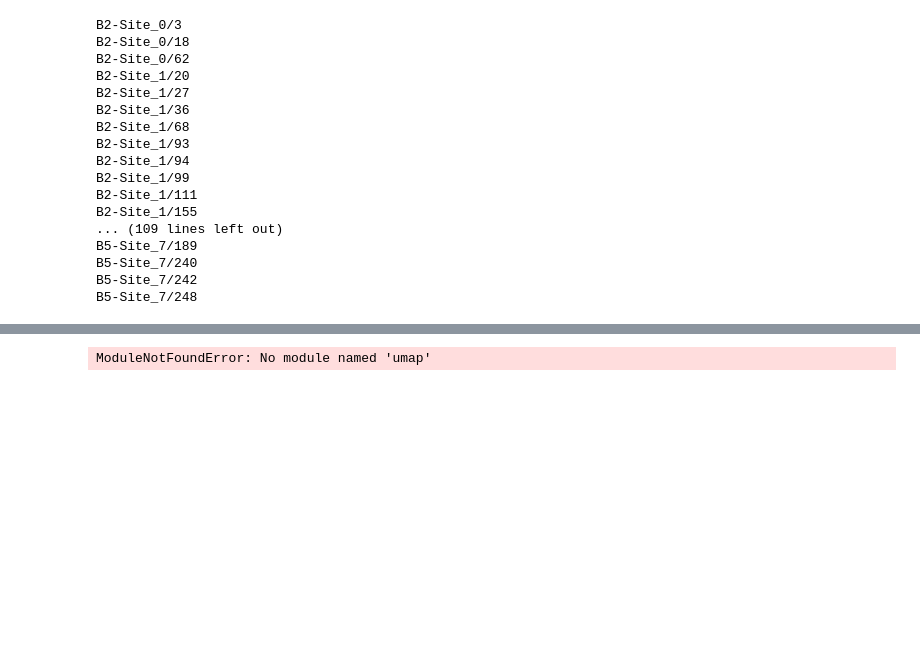
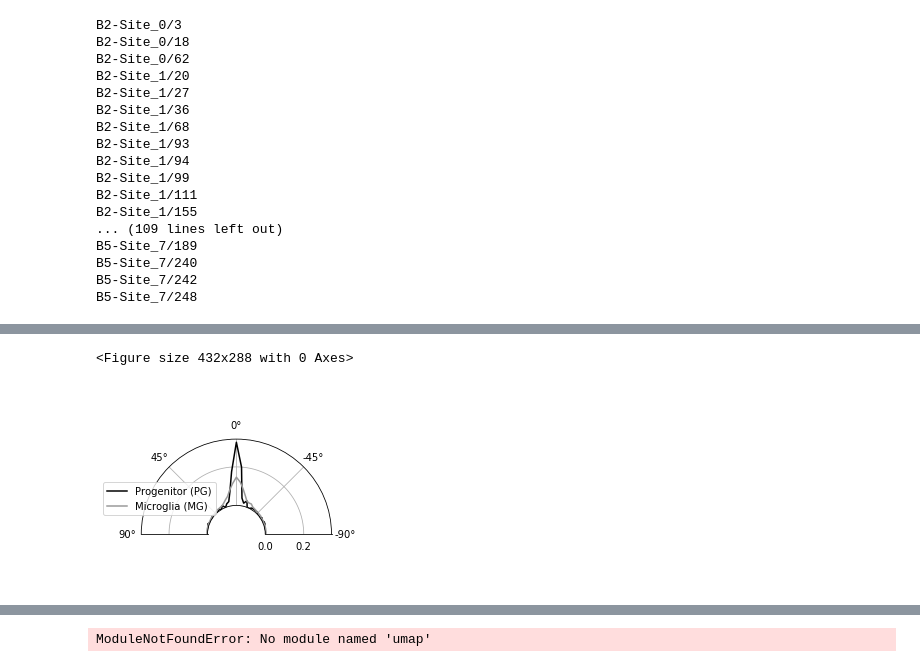
Before and after one commit to mehta-lab/dynamorph, a Jupyter notebook: NOVEMBER_Progenitor.ipynb, the cells around one changed output, grey strips where cells are left out. Cells and saved outputs as stored; diff of their text form; code cells hidden in the pictures; blank space fills up the shorter version.

```diff
--- a/NOVEMBER_Progenitor.ipynb
+++ b/NOVEMBER_Progenitor.ipynb
@@ -811,6 +814,35 @@ for t in mg_traj_inds:
     mg_traj_orientations[t] = merged_ang_diff / 2
     mg_traj_orientations2[t] = np.arctan(merged_y/merged_x) / 2
     mg_traj_orientation_stds[t] = merged_d/sum(ds)
+# %%
+
+
+traj_orientations[t]
+
+plt.clf()
+f = plt.figure(figsize=(3.5, 3.5))
+ax = plt.subplot(111, projection='polar')
+bins = np.arange(-np.pi/2, np.pi/2 + np.pi/41, np.pi/41)
+
+line, _ = np.histogram(list(traj_orientations.values()), bins=bins)
+_x = (bins[:-1] + bins[1:])/2
+ax.plot(_x, line/line.sum(), color=(0, 0, 0), label='Progenitor (PG)')
+
+line, _ = np.histogram(list(mg_traj_orientations.values()), bins=bins)
+_x = (bins[:-1] + bins[1:])/2
+ax.plot(_x, line/line.sum(), color=(0.6, 0.6, 0.6), label='Microglia (MG)')
+
+ax.set_theta_zero_location('N')
+ax.set_rorigin(-0.15)
+ax.set_rticks([0., 0.2])
+ax.set_thetagrids([-90, -45, 0, 45, 90])
+ax.set_thetamin(-90)
+ax.set_thetamax(90)
+ax.legend(fontsize=10, loc=(-0.2, 0.35))
+plt.savefig('NOVEMBER_nonmg_direction.png', dpi=300)
+# %% [output]
+<Figure size 432x288 with 0 Axes>
+[figure, added]
 # %%
 speed_ticks = [4., 8., 16., 32., 64., 128.]
 
```
Also changed, not shown: parts of 11 cells of this notebook.
